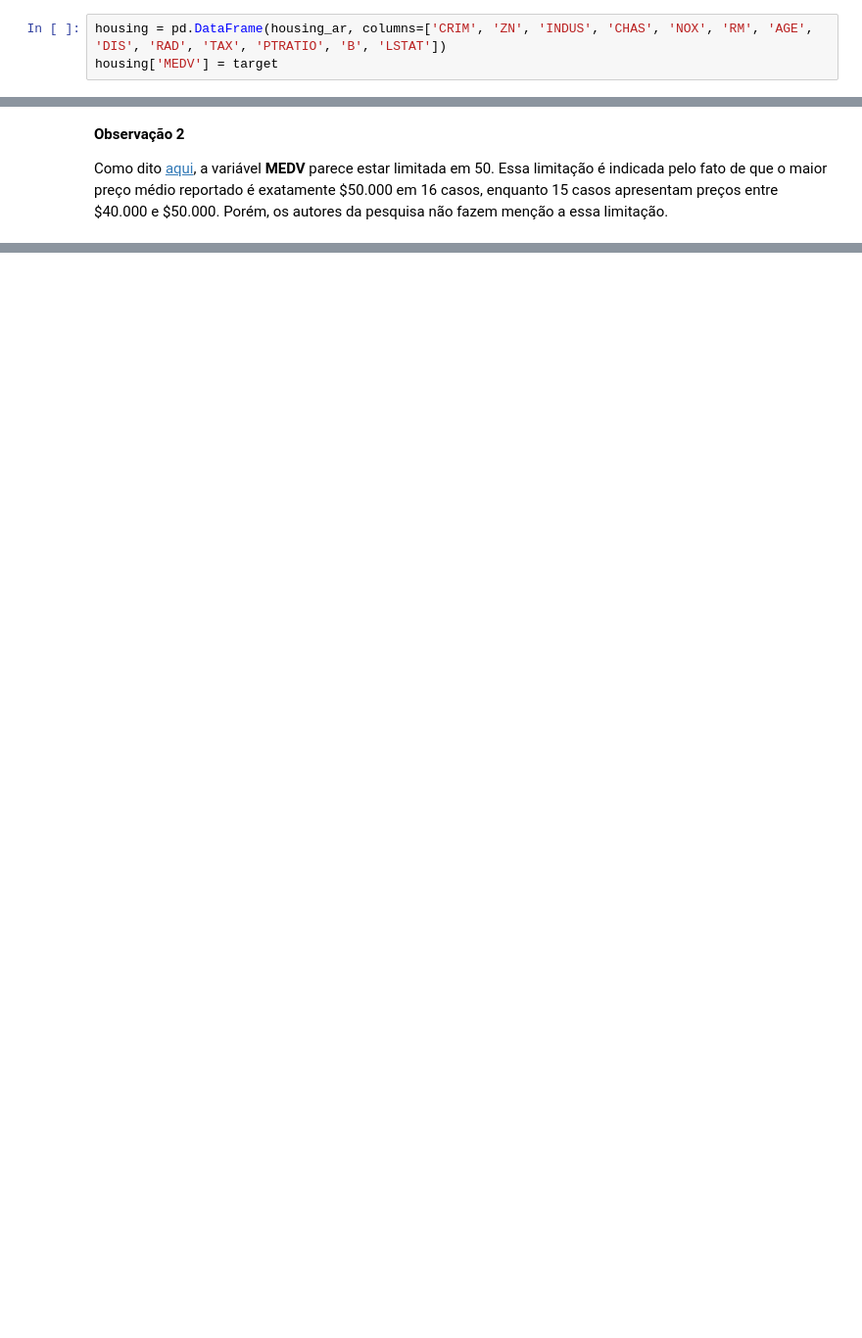
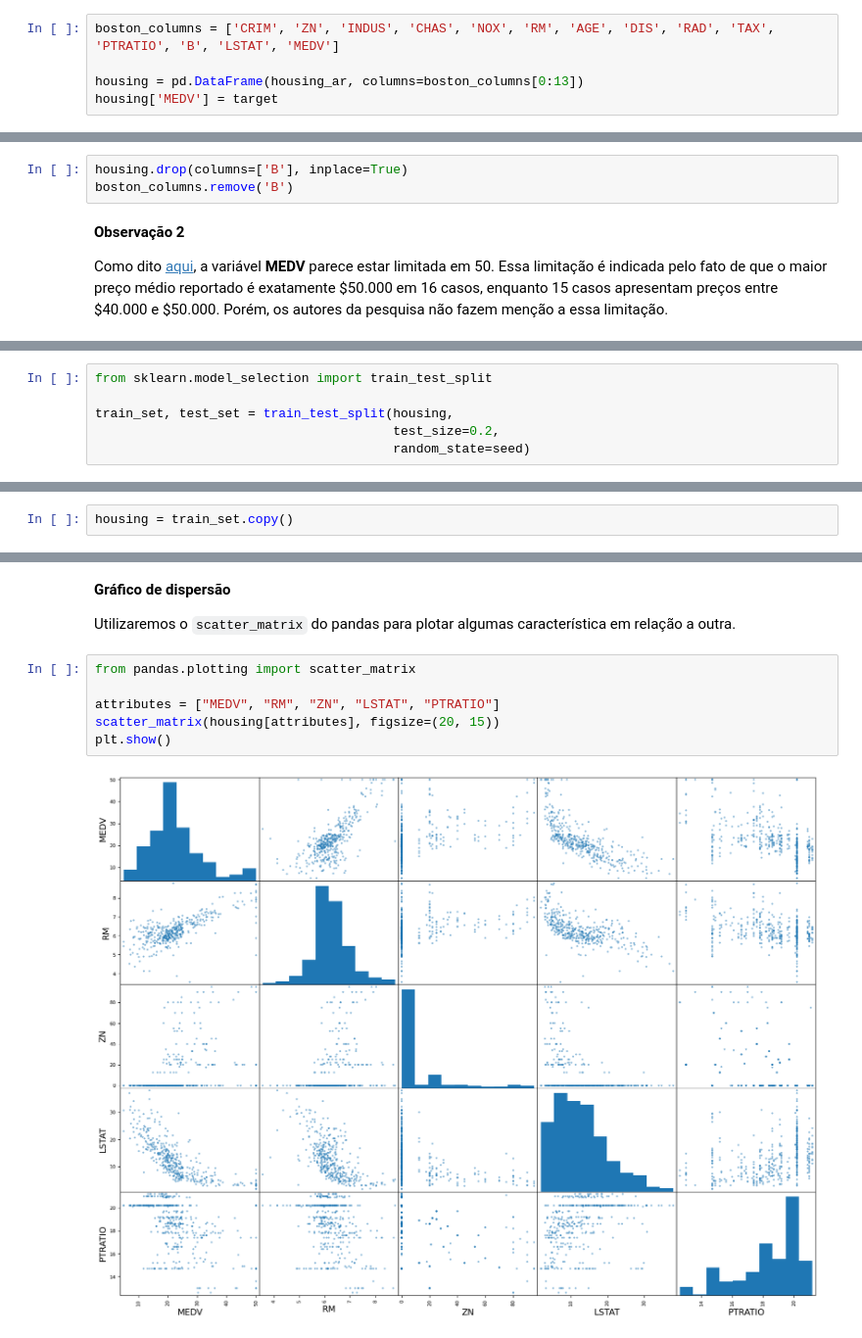
Before and after one commit to amandatz/boston-housing, a Jupyter notebook: solution.ipynb, the cells around one changed output, grey strips where cells are left out. Shown at 98% size. Saved outputs shown, nothing was run; the diff lists cells and outputs as text; blank space fills up the shorter version.

```diff
--- a/solution.ipynb
+++ b/solution.ipynb
@@ -53,6 +53,8 @@ target = raw_df.values[1::2, 2]
 # %% [markdown]
 Precisamos ainda nomear as colunas e transformar `housing_ar` em um `DataFrame`.
 # %%
-housing = pd.DataFrame(housing_ar, columns=['CRIM', 'ZN', 'INDUS', 'CHAS', 'NOX', 'RM', 'AGE', 'DIS', 'RAD', 'TAX', 'PTRATIO', 'B', 'LSTAT'])
+boston_columns = ['CRIM', 'ZN', 'INDUS', 'CHAS', 'NOX', 'RM', 'AGE', 'DIS', 'RAD', 'TAX', 'PTRATIO', 'B', 'LSTAT', 'MEDV']
+
+housing = pd.DataFrame(housing_ar, columns=boston_columns[0:13])
 housing['MEDV'] = target
 # %% [markdown]
@@ -136,3 +158,6 @@ Basicamente, os autores criaram a coluna não-inversível **B**, assumindo que a
+# %%
+housing.drop(columns=['B'], inplace=True)
+boston_columns.remove('B')
 # %% [markdown]
 **Observação 2**
 
@@ -139,0 +169,6 @@ Como dito [aqui](https://www.cs.toronto.edu/~delve/data/boston/bostonDetail.html
+# %%
+from sklearn.model_selection import train_test_split
+
+train_set, test_set = train_test_split(housing,
+                                       test_size=0.2,
+                                       random_state=seed)
@@ -139,0 +181,2 @@ Como dito [aqui](https://www.cs.toronto.edu/~delve/data/boston/bostonDetail.html
+# %%
+housing = train_set.copy()
@@ -139,0 +206,12 @@ Como dito [aqui](https://www.cs.toronto.edu/~delve/data/boston/bostonDetail.html
+# %% [markdown]
+**Gráfico de dispersão**
+
+Utilizaremos o `scatter_matrix` do pandas para plotar algumas característica em relação a outra.
+# %%
+from pandas.plotting import scatter_matrix
+
+attributes = ["MEDV", "RM", "ZN", "LSTAT", "PTRATIO"]
+scatter_matrix(housing[attributes], figsize=(20, 15))
+plt.show()
+# %% [output]
+[figure, added]
```
Also changed, not shown: parts of 48 cells of this notebook.
